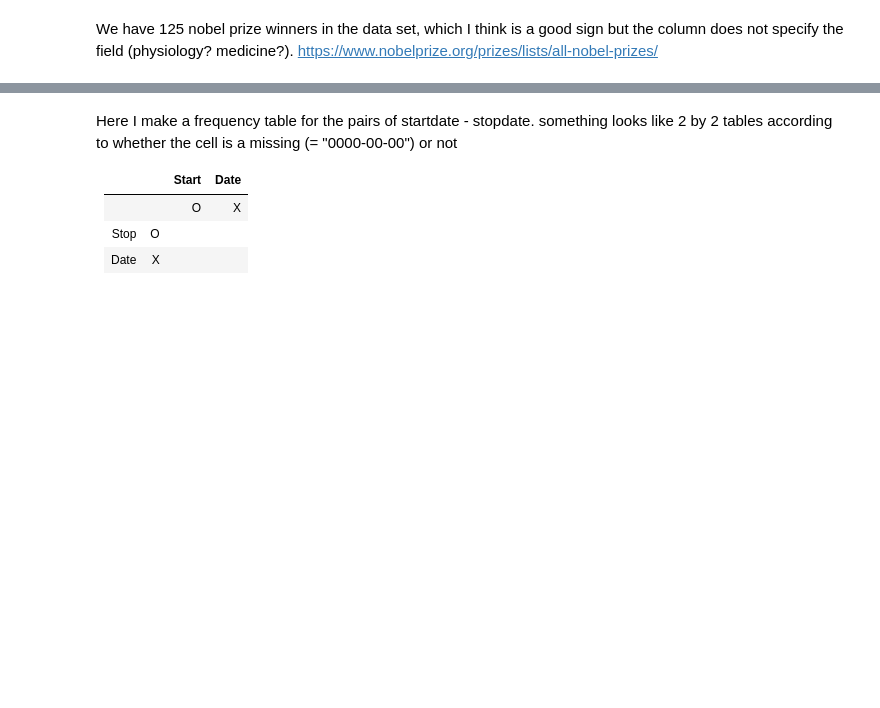
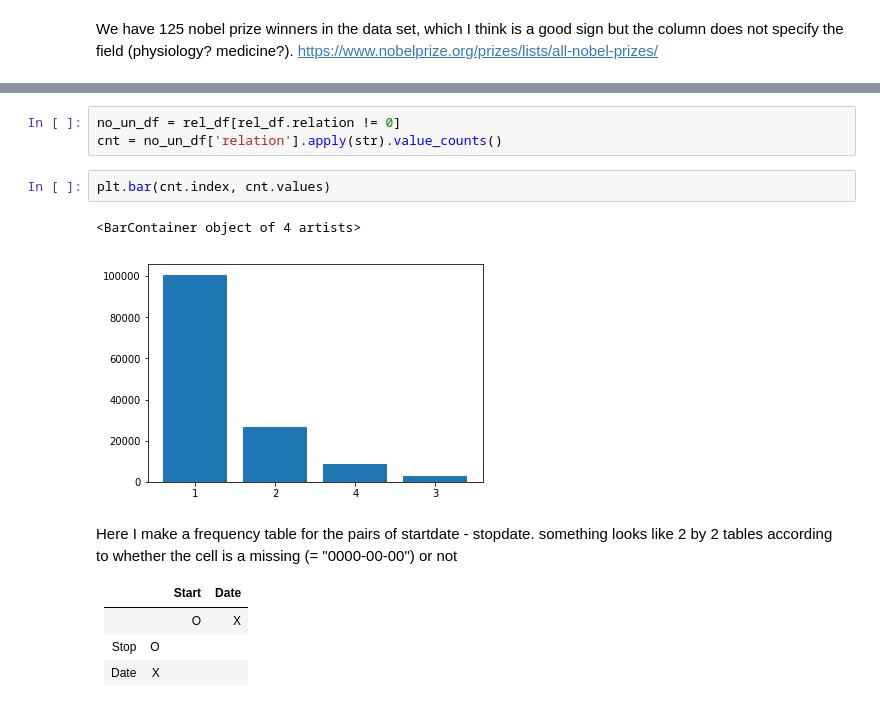
Before and after one commit to Donghyun-Kang-Soc/neurotree_project, a Jupyter notebook: preliminary data exploration continue.ipynb, the cells around one changed output, grey strips where cells are left out. Cells and saved outputs as stored; diff of their text form; blank space fills up the shorter version.

```diff
--- a/preliminary data exploration continue.ipynb
+++ b/preliminary data exploration continue.ipynb
@@ -47,3 +51,11 @@ rel_df.head(10)
+# %%
+no_un_df = rel_df[rel_df.relation != 0]
+cnt = no_un_df['relation'].apply(str).value_counts()
+# %%
+plt.bar(cnt.index, cnt.values)
+# %% [output]
+<BarContainer object of 4 artists>
+[figure, added]
 # %% [markdown]
 Here I make a frequency table for the pairs of startdate - stopdate. something looks like 2 by 2 tables according to whether the cell is a missing (= "0000-00-00") or not
 
```
Also changed, not shown: parts of 9 cells of this notebook, 1 other file.
